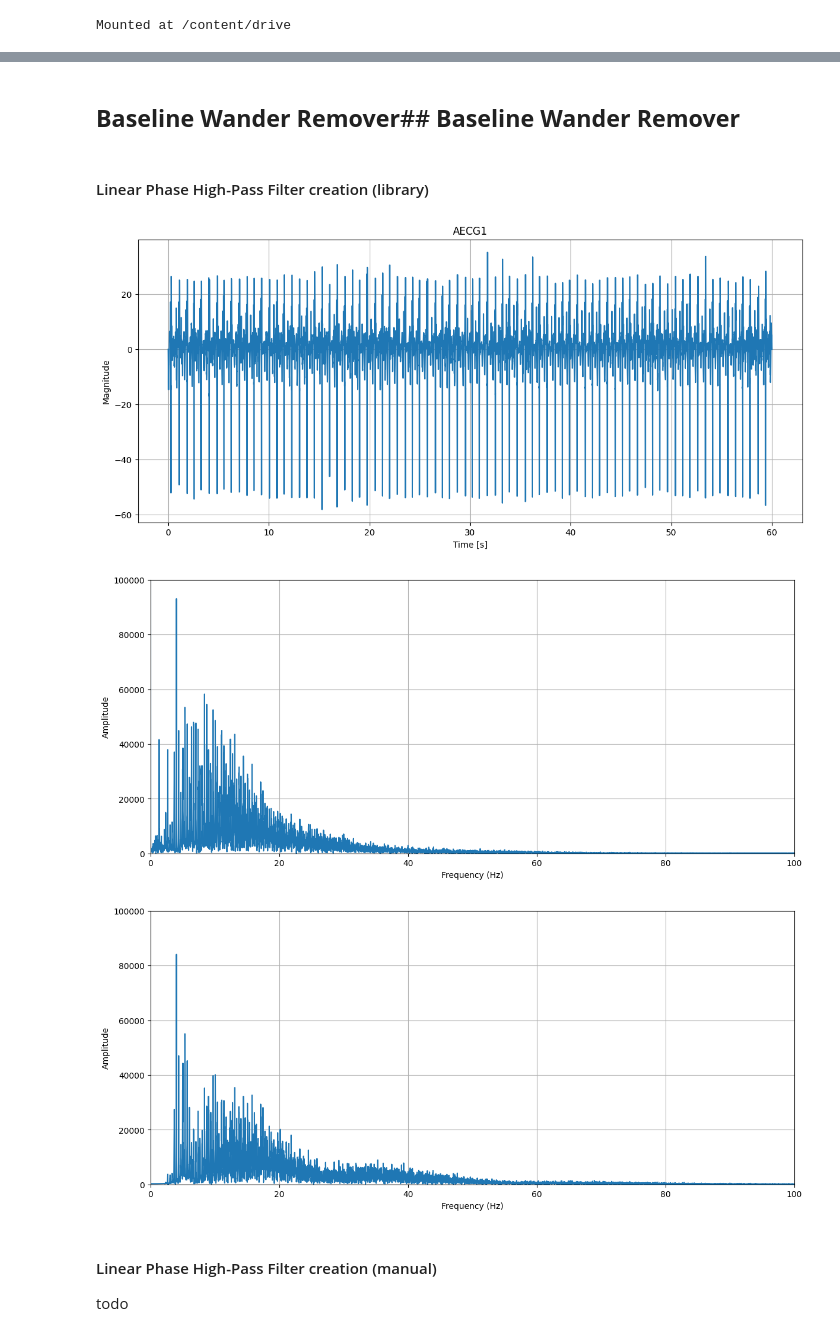
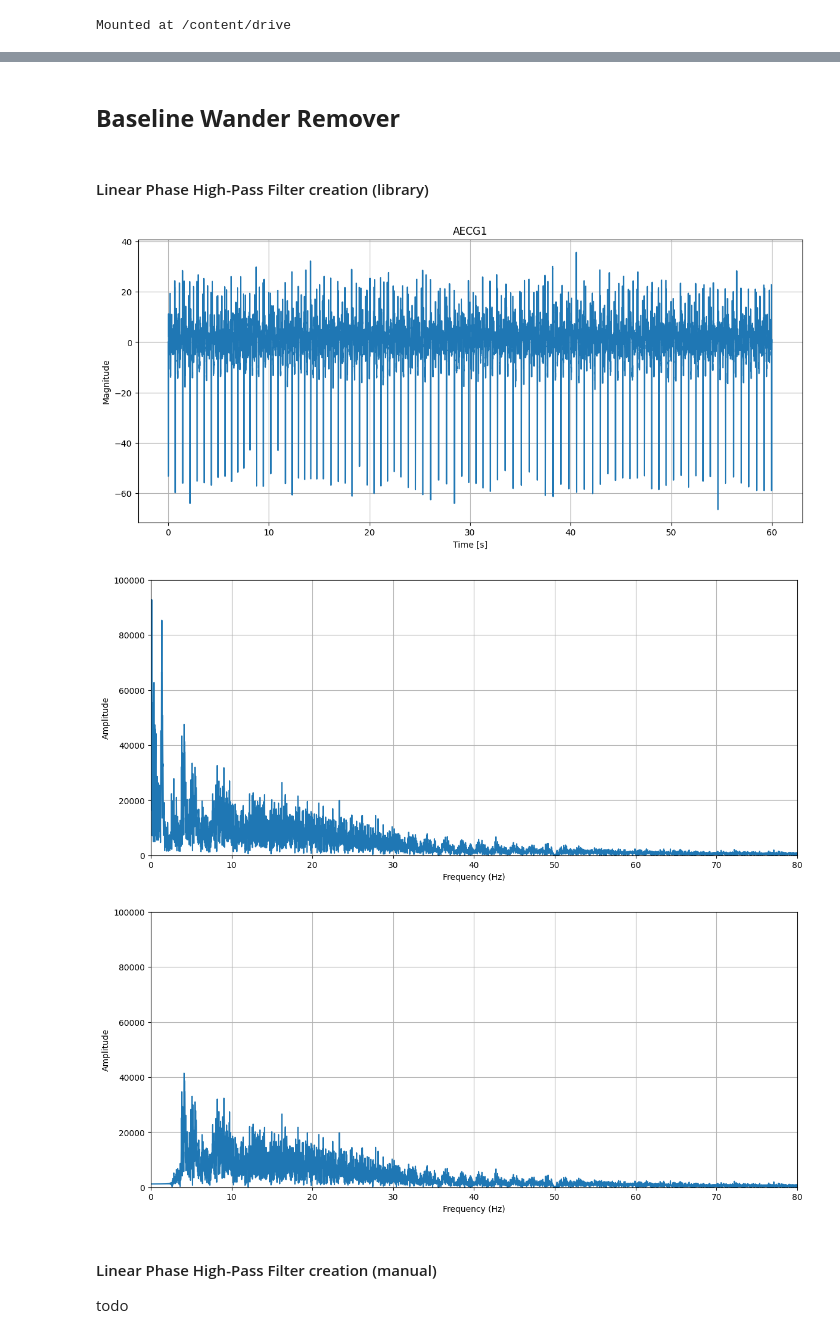
Before and after one commit to EmanueleGiavardi/BSP_project, a Jupyter notebook: test.ipynb, the cells around one changed output, grey strips where cells are left out. Cells and saved outputs as stored; diff of their text form; code cells hidden in the pictures.

```diff
--- a/test.ipynb
+++ b/test.ipynb
@@ -12,7 +12,7 @@ drive.mount('/content/drive', force_remount=True)
 Mounted at /content/drive
 # %%
 #dataset_folder (Drive) = "/content/drive/MyDrive/BSP_Project/set-a-text/"
-test_sp = "/content/drive/MyDrive/BSP_Project/set-a-text/a01.csv"
+test_sp = "/content/drive/MyDrive/BSP_Project/set-a-text/a05.csv"
 
 def extract_stochastic_process(filename):
     df = pd.read_csv(filename, skiprows=2, header=None)
@@ -27,10 +27,11 @@ def extract_stochastic_process(filename):
     return timestamps, stochastic_process
 
 # t -> timestamp [60 seconds]
-# sp[0] = -> AECG1
-# sp[1] = -> AECG2
-# sp[2] = -> AECG3
-# sp[3] = -> AECG4
+# q = 4 channels:
+#   S1[0] = -> AECG1
+#   S1[1] = -> AECG2
+#   S1[2] = -> AECG3
+#   S1[3] = -> AECG4
 
 t, S1 = extract_stochastic_process(test_sp)
 fs = 1000 #sampling frequency
@@ -54,7 +55,7 @@ def plot_AECG(AECG):
     plt.grid(True)
     plt.show()
 
-def plot_fft(signal, fs, x_limit=100, y_limit=100000):
+def plot_fft_magnitude(signal, fs, x_limit=100, y_limit=100000):
     N = len(signal)
     f = np.linspace(0, fs / 2, N // 2)
     fft_values = fft(signal)
@@ -69,6 +70,19 @@ def plot_fft(signal, fs, x_limit=100, y_limit=100000):
     plt.grid()
     plt.show()
 
+def plot_fft_phase(signal, fs):
+    N = len(signal)
+    f = np.linspace(0, fs / 2, N // 2)
+    fft_values = fft(signal)
+    phase = np.angle(fft_values[:N // 2])
+
+    plt.figure(figsize=(14, 6))
+    plt.plot(f, phase)
+    plt.xlabel('Frequency (Hz)')
+    plt.ylabel('Phase')
+    plt.grid()
+    plt.show()
+
 def plot_stochastic_process(process):
     fig, axes = plt.subplots(4, 1, figsize=(10, 10), sharex=True)
 
@@ -89,5 +103,5 @@ plot_stochastic_process(S1)
 # %% [markdown]
-## <b>Baseline Wander Remover</b>## <b>Baseline Wander Remover</b>
+## <b>Baseline Wander Remover</b>
 # %% [markdown]
 #### Linear Phase High-Pass Filter creation (library)
 # %%
@@ -115,16 +129,16 @@ filtered_AECG, fir_coefficients = highpass_fir_filter(AECG1, fs, cutoff, num_tap
 
 plot_AECG(filtered_AECG)
 # %% [output]
-[figure, old version]
+[figure, new version]
 # %%
 # Spettro del segnale originale
-plot_fft(AECG, fs)
+plot_fft_magnitude(AECG1, fs, x_limit=80)
 
 # Spettro del segnale filtrato
-plot_fft(filtered_AECG, fs)
+plot_fft_magnitude(filtered_AECG, fs, x_limit=80)
 # %% [output]
-[figure, old version]
+[figure, new version]
-[figure, old version]
+[figure, new version]
 # %% [markdown]
 #### Linear Phase High-Pass Filter creation (manual)
 
```
Also changed, not shown: parts of 2 cells of this notebook.
